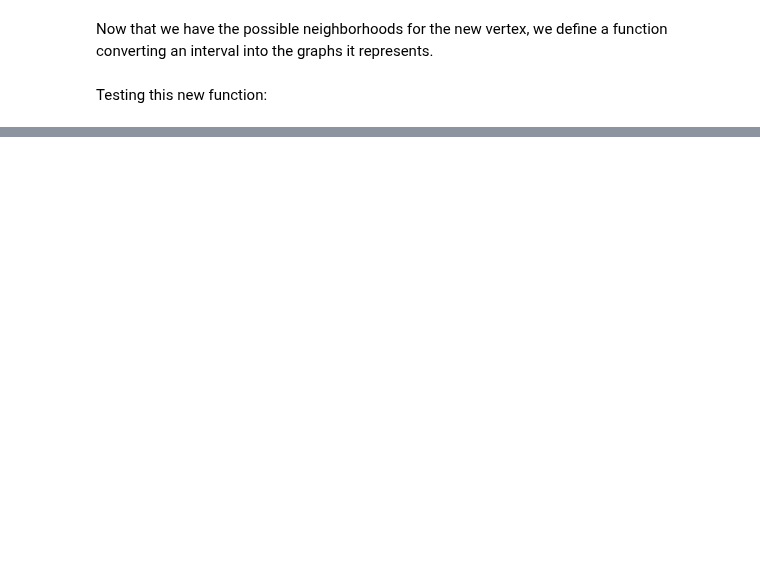
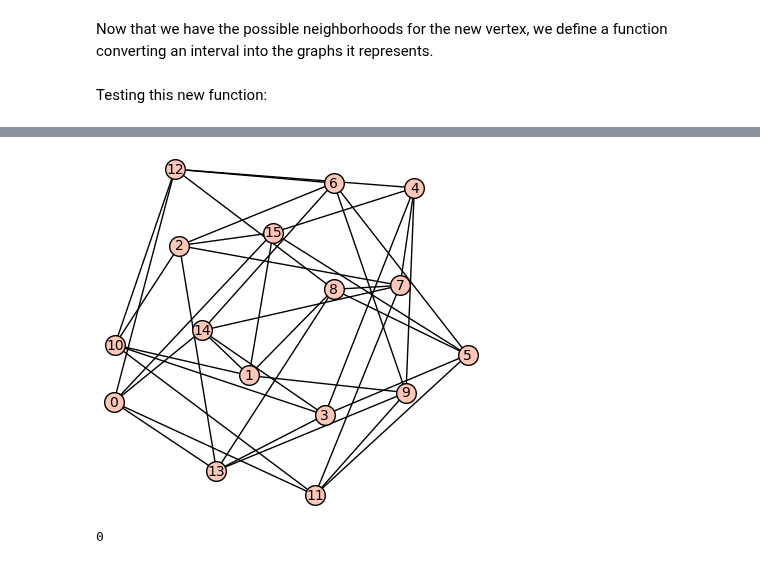
Before and after one commit to polymathjr/polymathjr-ramsey, a Jupyter notebook: r-five-five/vertex-extensions/Vertex_Extensions_Km_Jn.ipynb, the cells around one changed output, grey strips where cells are left out. Saved outputs shown, nothing was run; the diff lists cells and outputs as text; code cells hidden in the pictures; blank space fills up the shorter version.

```diff
--- a/r-five-five/vertex-extensions/Vertex_Extensions_Km_Jn.ipynb
+++ b/r-five-five/vertex-extensions/Vertex_Extensions_Km_Jn.ipynb
@@ -303,0 +347,17 @@ No J4
+# %%
+from sage.graphs.graph_input import from_graph6
+order16_graph = Graph()
+with open('k3k6e_16.g6', 'r') as file: # Opens the file, and closes it once we exit this block.
+    imported_graphs = file.readlines()
+    G = Graph()
+    from_graph6(G, imported_graphs[0])
+    G = G.complement()
+    order16_graph = G
+    G.show()
+    extensions = find_extensions(G, 3, 6)
+    print(len(extensions))
+    for interval in extensions:
+        print(str(interval))
+# %% [output]
+[figure, added]
+0
```
Also changed, not shown: parts of 7 cells of this notebook.
